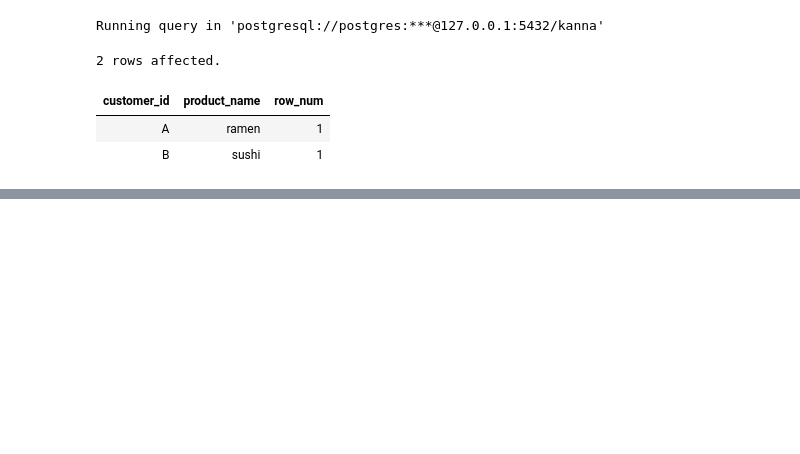
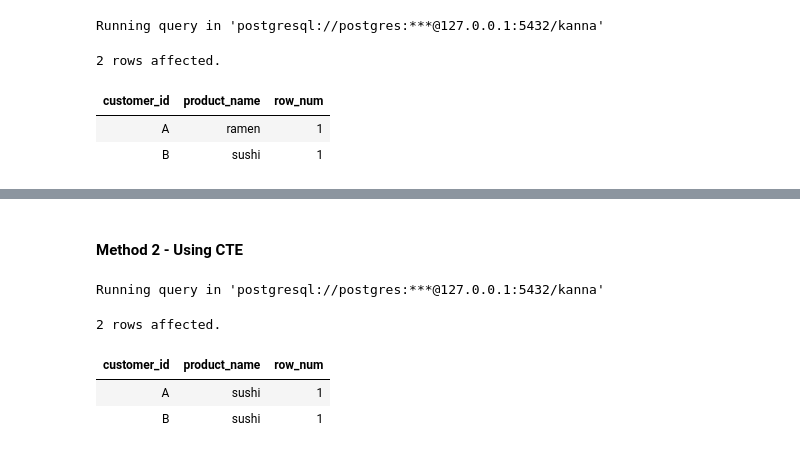
Before and after one commit to nithishsingh/My_Portfolio, a Jupyter notebook: SQL/8_Week_SQL_Challenge/Case Study 1 - Danny's Diner/Danny's_Diner.ipynb, the cells around one changed output, grey strips where cells are left out. Cells and saved outputs as stored; diff of their text form; code cells hidden in the pictures; blank space fills up the shorter version.

```diff
--- a/SQL/8_Week_SQL_Challenge/Case Study 1 - Danny's Diner/Danny's_Diner.ipynb
+++ b/SQL/8_Week_SQL_Challenge/Case Study 1 - Danny's Diner/Danny's_Diner.ipynb
@@ -578,0 +650,31 @@ Running query in 'postgresql://postgres:***@127.0.0.1:5432/kanna'
+# %% [markdown]
+#### Method 2 - Using CTE
+# %%
+%%sql
+
+with fc as
+(
+SELECT
+s.customer_id, m.product_name, ROW_NUMBER() OVER ( PARTITION BY mm.customer_id ORDER BY s.order_date DESC) as row_num
+FROM
+dannys_diner.sales s
+JOIN
+dannys_diner.menu m
+ON
+m.product_id = s.product_id
+JOIN
+dannys_diner.members mm
+ON
+s.customer_id = mm.customer_id
+WHERE
+s.order_date < mm.join_date
+)
+
+SELECT * from fc
+WHERE row_num=1
+# %% [output]
+Running query in 'postgresql://postgres:***@127.0.0.1:5432/kanna'
+2 rows affected.
+| customer_id | product_name | row_num |
+| A | sushi | 1 |
+| B | sushi | 1 |
```
Also changed, not shown: parts of 26 cells of this notebook, 4 other files.
